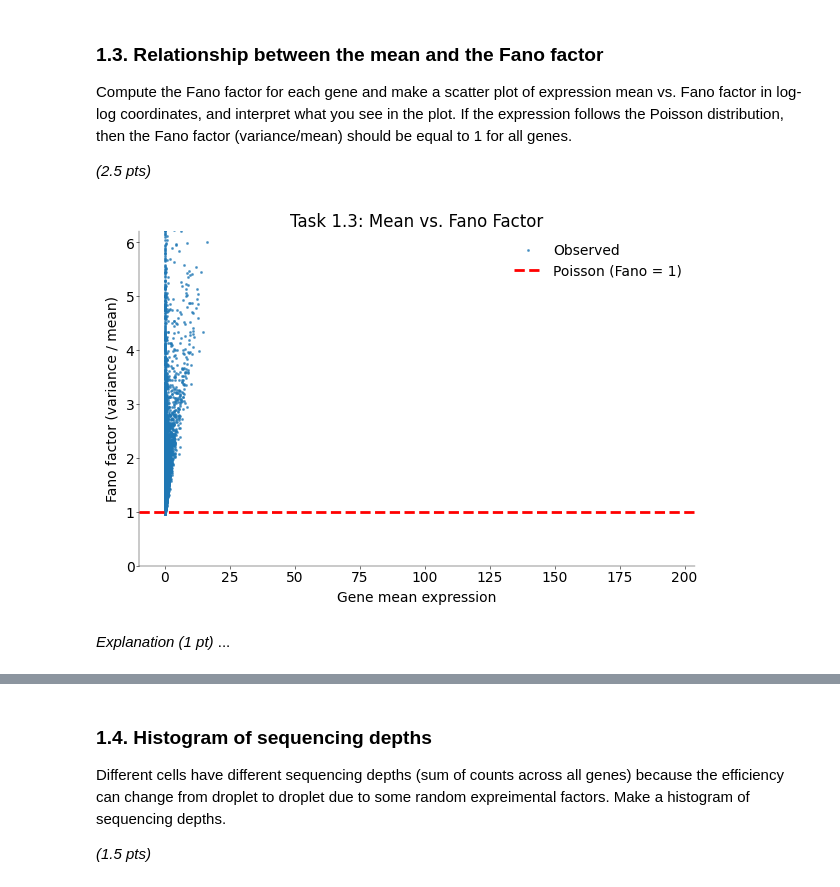
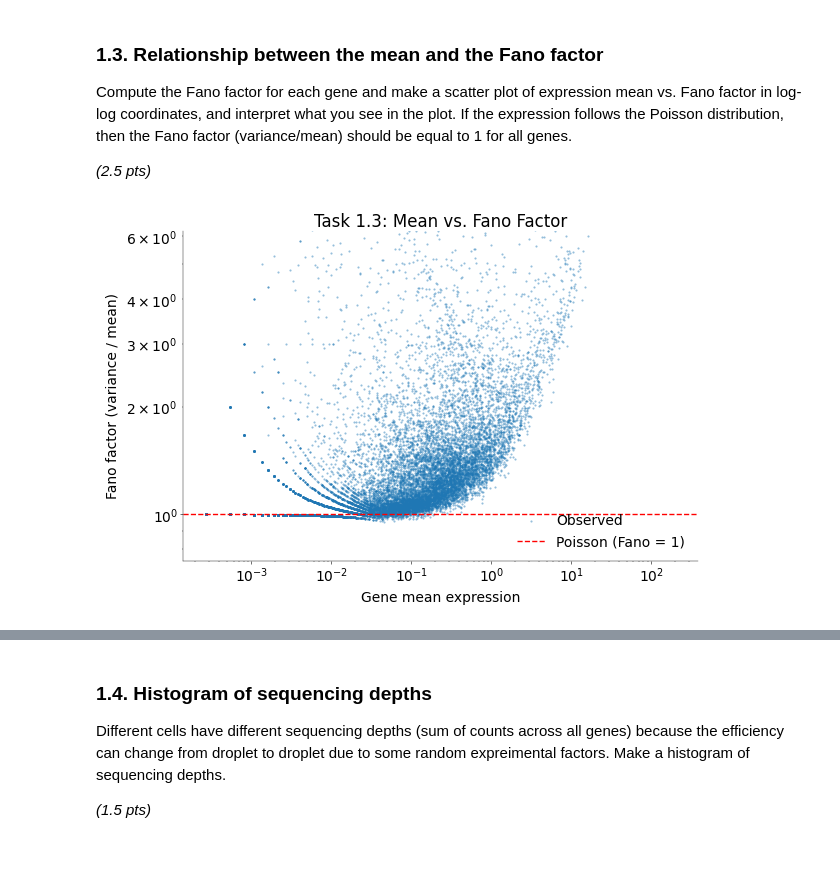
Before and after one commit to JuliusGrote/NDS_2025, a Jupyter notebook: notebooks/CodingLab7.ipynb, the cells around one changed output, grey strips where cells are left out. Cells and saved outputs as stored; diff of their text form; code cells hidden in the pictures; blank space fills up the shorter version.

```diff
--- a/notebooks/CodingLab7.ipynb
+++ b/notebooks/CodingLab7.ipynb
@@ -245,26 +253,26 @@ fano_factors = gene_vars / gene_means
 # %%
 # -------------------------------
 # plot fano-factor vs mean (1 pt)
 # incl. fano factor
 # -------------------------------
 # Plot a Poisson prediction as line
 # Use the same style of plot as above.
 
 plt.figure(figsize=(6, 4))
-plt.scatter(gene_means, fano_factors, s=5, alpha=0.6, label="Observed")
+plt.scatter(gene_means, fano_factors, s=1, alpha=0.5, label="Observed")
 
 # y = 1 (Poisson baseline)
-plt.axhline(1, color="r", linestyle="--", lw=2, label="Poisson (Fano = 1)")
+plt.axhline(1, color="r", linestyle="--", lw=1, label="Poisson (Fano = 1)")
 
 plt.xlabel("Gene mean expression")
 plt.ylabel("Fano factor (variance / mean)")
 plt.title("Task 1.3: Mean vs. Fano Factor")
+# set log scale
+plt.xscale("log")
+plt.yscale("log")
 # set visibility
 plt.ylim(0, np.nanpercentile(fano_factors, 99))
 plt.legend()
 plt.show()
 # %% [output]
-[figure, old version]
+[figure, new version]
-# %% [markdown]
-_Explanation (1 pt)_
-...
```
Also changed, not shown: parts of 16 cells of this notebook, 1 other file.
